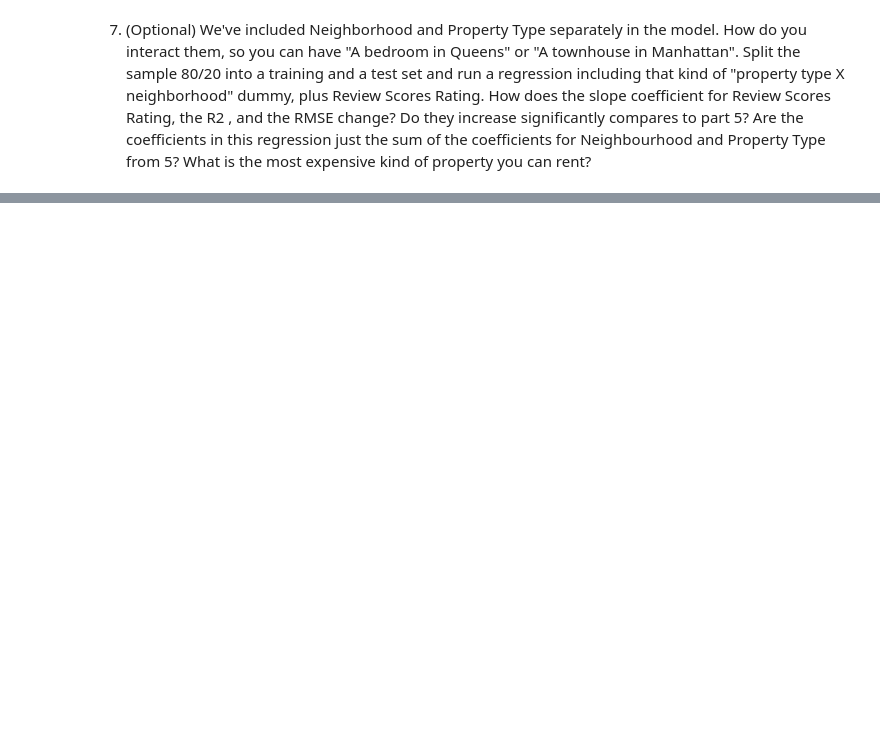
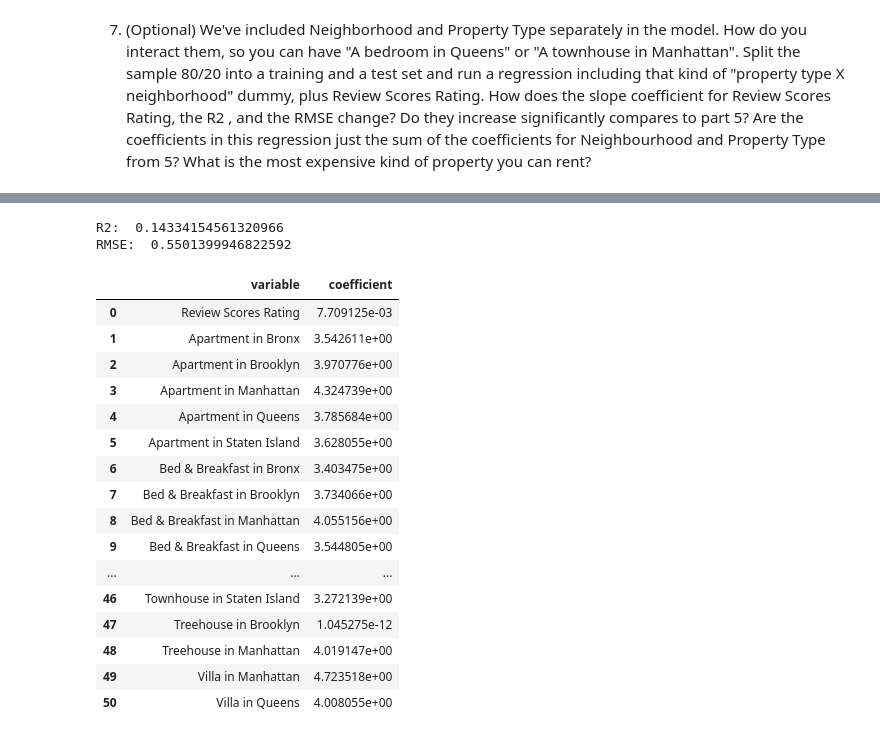
Before and after one commit to cann-emma/myfork-linearRegression, a Jupyter notebook: assignment.ipynb, the cells around one changed output, grey strips where cells are left out. Drawn from its saved outputs; the diff is of its cells as text; code cells hidden in the pictures; blank space fills up the shorter version.

```diff
--- a/assignment.ipynb
+++ b/assignment.ipynb
@@ -255,0 +301,37 @@ The most expensive property you can rent is a treehouse
+# %%
+## Test log transformed price
+
+clean['Property_N']= clean['Property Type'].astype(str)+ ' in '+ clean['Neighbourhood '].astype(str)
+y= clean['Price_log']
+X= pd.concat([clean['Review Scores Rating'], pd.get_dummies(clean['Property_N'], dtype= 'int')], axis= 1)
+
+X_train, X_test, y_train, y_test= train_test_split(X, y, test_size= 0.2, random_state= 100)
+
+model= linear_model.LinearRegression(fit_intercept= False).fit(X_train, y_train)
+y_hat= model.predict(X_test)
+
+print('R2: ', model.score(X_test, y_test))
+print('RMSE: ', np.sqrt(mean_squared_error(y_test, y_hat)))
+
+results= pd.DataFrame({'variable': model.feature_names_in_ ,'coefficient': model.coef_})
+results
+# %% [output]
+R2:  0.14334154561320966
+RMSE:  0.5501399946822592
+|  | variable | coefficient |
+| 0 | Review Scores Rating | 7.709125e-03 |
+| 1 | Apartment in Bronx | 3.542611e+00 |
+| 2 | Apartment in Brooklyn | 3.970776e+00 |
+| 3 | Apartment in Manhattan | 4.324739e+00 |
+| 4 | Apartment in Queens | 3.785684e+00 |
+| 5 | Apartment in Staten Island | 3.628055e+00 |
+| 6 | Bed & Breakfast in Bronx | 3.403475e+00 |
+| 7 | Bed & Breakfast in Brooklyn | 3.734066e+00 |
+| 8 | Bed & Breakfast in Manhattan | 4.055156e+00 |
+| 9 | Bed & Breakfast in Queens | 3.544805e+00 |
+| ... | ... | ... |
+| 46 | Townhouse in Staten Island | 3.272139e+00 |
+| 47 | Treehouse in Brooklyn | 1.045275e-12 |
+| 48 | Treehouse in Manhattan | 4.019147e+00 |
+| 49 | Villa in Manhattan | 4.723518e+00 |
+| 50 | Villa in Queens | 4.008055e+00 |
```
Also changed, not shown: parts of 14 cells of this notebook.
